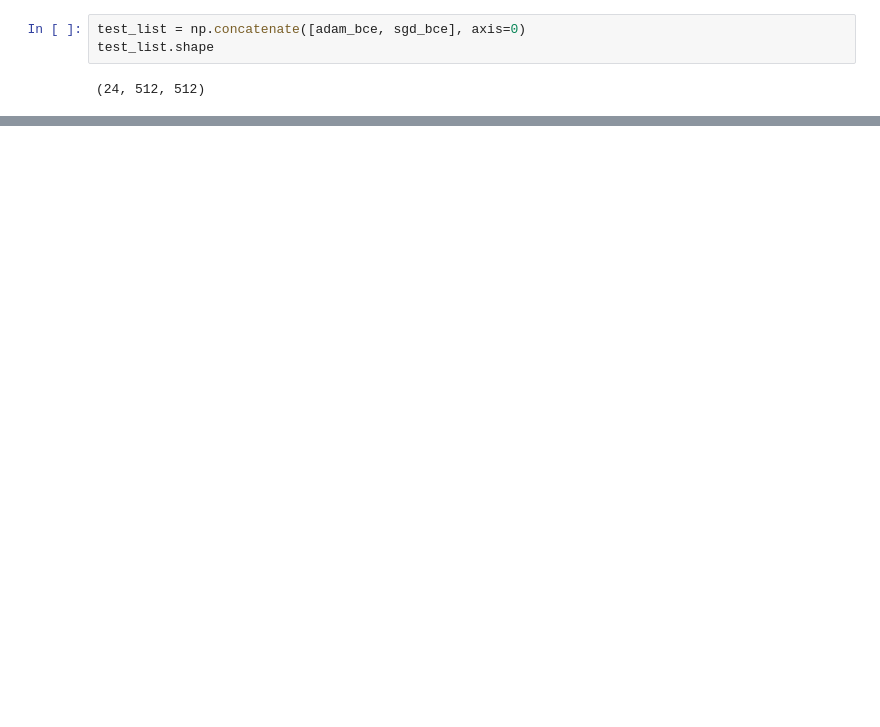
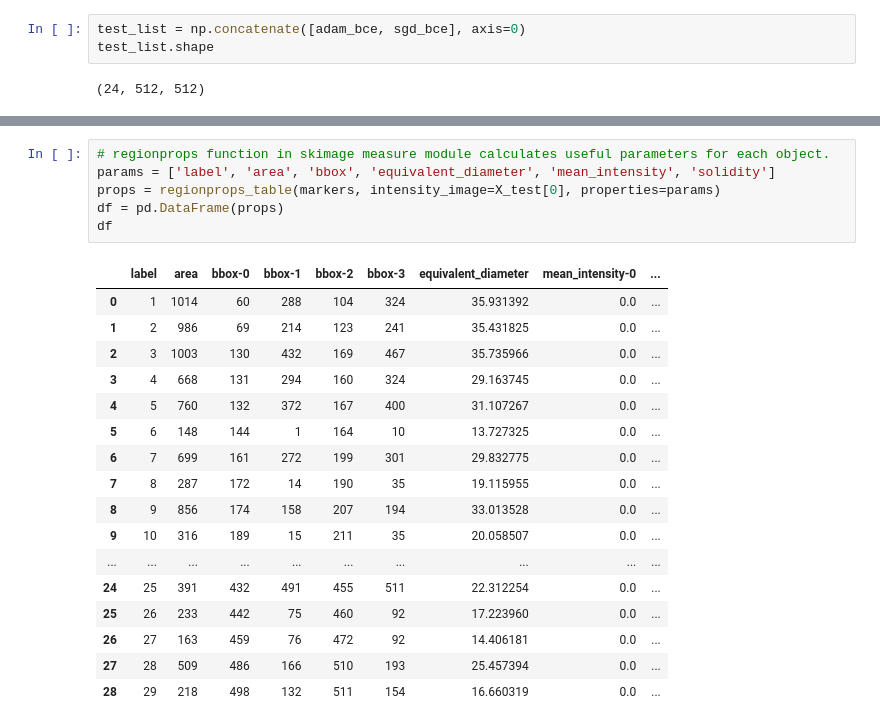
Before and after one commit to cusniwtt/unet-nucleus, a Jupyter notebook: tensorflow-2-nuclei-segmentation-unet.ipynb, the cells around one changed output, grey strips where cells are left out. Cells and saved outputs as stored; diff of their text form; blank space fills up the shorter version.

```diff
--- a/tensorflow-2-nuclei-segmentation-unet.ipynb
+++ b/tensorflow-2-nuclei-segmentation-unet.ipynb
@@ -538,0 +506,24 @@ outputs = Conv2D(1, (1, 1), activation='sigmoid') (c9)
+# %%
+# regionprops function in skimage measure module calculates useful parameters for each object.
+params = ['label', 'area', 'bbox', 'equivalent_diameter', 'mean_intensity', 'solidity']
+props = regionprops_table(markers, intensity_image=X_test[0], properties=params)
+df = pd.DataFrame(props)
+df
+# %% [output]
+|  | label | area | bbox-0 | bbox-1 | bbox-2 | bbox-3 | equivalent_diameter | mean_intensity-0 | ... |
+| 0 | 1 | 1014 | 60 | 288 | 104 | 324 | 35.931392 | 0.0 | ... |
+| 1 | 2 | 986 | 69 | 214 | 123 | 241 | 35.431825 | 0.0 | ... |
+| 2 | 3 | 1003 | 130 | 432 | 169 | 467 | 35.735966 | 0.0 | ... |
+| 3 | 4 | 668 | 131 | 294 | 160 | 324 | 29.163745 | 0.0 | ... |
+| 4 | 5 | 760 | 132 | 372 | 167 | 400 | 31.107267 | 0.0 | ... |
+| 5 | 6 | 148 | 144 | 1 | 164 | 10 | 13.727325 | 0.0 | ... |
+| 6 | 7 | 699 | 161 | 272 | 199 | 301 | 29.832775 | 0.0 | ... |
+| 7 | 8 | 287 | 172 | 14 | 190 | 35 | 19.115955 | 0.0 | ... |
+| 8 | 9 | 856 | 174 | 158 | 207 | 194 | 33.013528 | 0.0 | ... |
+| 9 | 10 | 316 | 189 | 15 | 211 | 35 | 20.058507 | 0.0 | ... |
+| ... | ... | ... | ... | ... | ... | ... | ... | ... | ... |
+| 24 | 25 | 391 | 432 | 491 | 455 | 511 | 22.312254 | 0.0 | ... |
+| 25 | 26 | 233 | 442 | 75 | 460 | 92 | 17.223960 | 0.0 | ... |
+| 26 | 27 | 163 | 459 | 76 | 472 | 92 | 14.406181 | 0.0 | ... |
+| 27 | 28 | 509 | 486 | 166 | 510 | 193 | 25.457394 | 0.0 | ... |
+| 28 | 29 | 218 | 498 | 132 | 511 | 154 | 16.660319 | 0.0 | ... |
```
Also changed, not shown: parts of 23 cells of this notebook.
